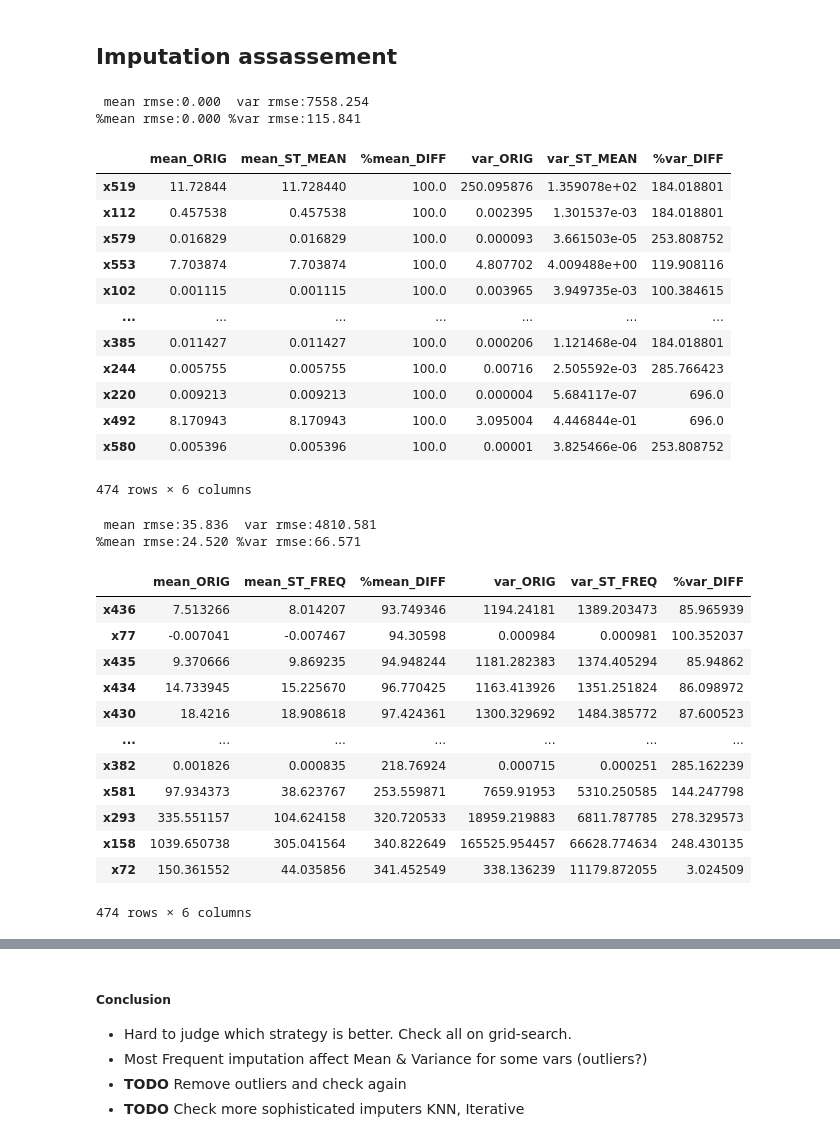
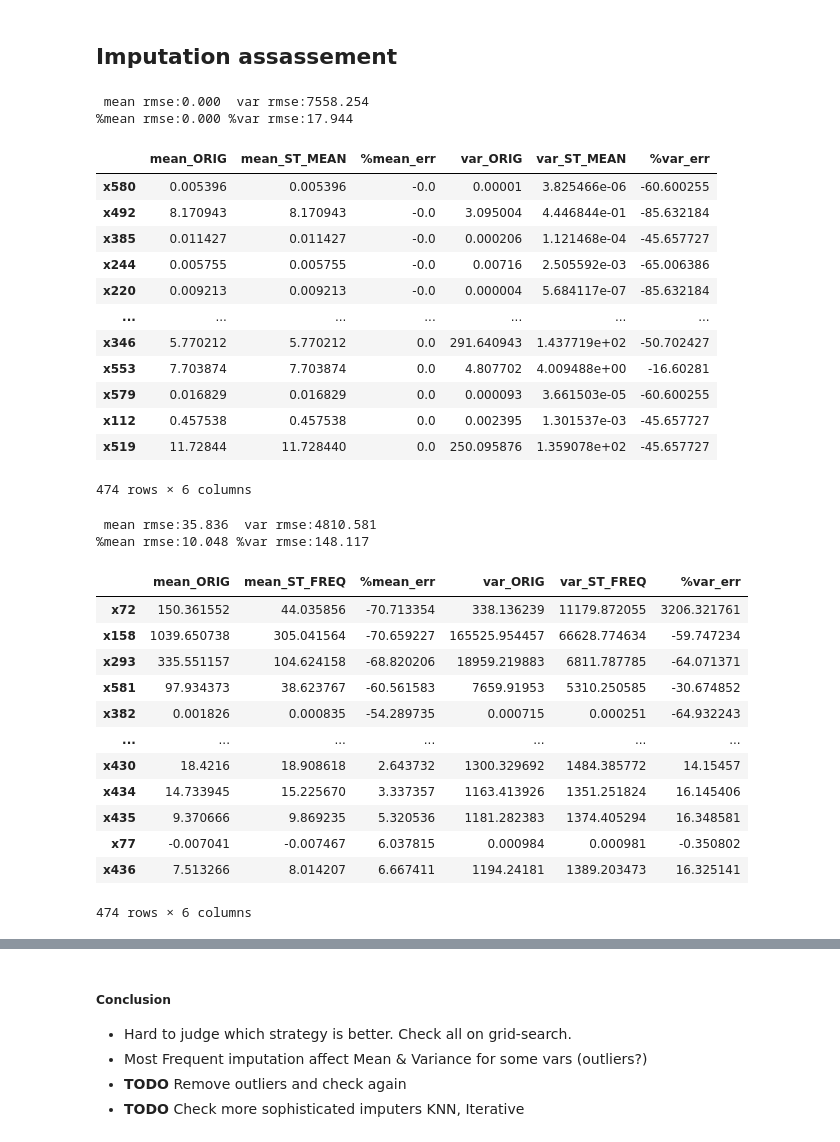
Before and after one commit to pancurster/secom-ml, a Jupyter notebook: notebooks/eda02.ipynb, the cells around one changed output, grey strips where cells are left out. Cells and saved outputs as stored; diff of their text form; code cells hidden in the pictures.

Commit message:
eda02: fix %error

```diff
--- a/notebooks/eda02.ipynb
+++ b/notebooks/eda02.ipynb
@@ -216,7 +216,7 @@ def rmse_mean_var(df, mean_orig, mean_hat, var_orig, var_hat):
     var_rmse = rmse(df[var_orig], df[var_hat])
     return mean_rmse, var_rmse
 def rmse_mean_var_percentage(df, mean_diff, var_diff):
-    n100 = np.ones_like(df[mean_diff]) * 100
+    n100 = np.zeros_like(df[mean_diff])
     mean_rmse = rmse(df[mean_diff], n100)
     var_rmse = rmse(df[var_diff], n100)
     return mean_rmse, var_rmse
@@ -225,64 +225,64 @@ errors = pd.DataFrame(columns=['strategy', 'mean_rmse', '%mean_rmse', 'var_rmse'
 # %%
 stats = pd.DataFrame()
 stats['mean_ORIG'] = X.mean()
 stats['mean_ST_MEAN'] = X_MEAN.mean()
-stats['%mean_DIFF'] = X.mean() / X_MEAN.mean() * 100
+stats['%mean_err'] = (X_MEAN.mean() - X.mean()) / X.mean() * 100
 stats['var_ORIG'] = X.var()
 stats['var_ST_MEAN'] = X_MEAN.var()
-stats['%var_DIFF'] = X.var() / X_MEAN.var() * 100
+stats['%var_err'] = (X_MEAN.var() - X.var()) / X.var() * 100
 
 errors.loc['mean', ['mean_rmse','var_rmse']] = rmse_mean_var(stats, 'mean_ORIG', 'mean_ST_MEAN', 'var_ORIG', 'var_ST_MEAN')
-errors.loc['mean', ['%mean_rmse','%var_rmse']] = rmse_mean_var_percentage(stats, '%mean_DIFF', '%var_DIFF')
+errors.loc['mean', ['%mean_rmse','%var_rmse']] = rmse_mean_var_percentage(stats, '%mean_err', '%var_err')
 
 print(' mean rmse:%.3f  var rmse:%.3f' % tuple(errors.loc['mean', ['mean_rmse','var_rmse']]))
 print('%%mean rmse:%.3f %%var rmse:%.3f' % tuple(errors.loc['mean', ['%mean_rmse','%var_rmse']]))
-stats.sort_values('%mean_DIFF')
+stats.sort_values('%mean_err')
 # %% [output]
  mean rmse:0.000  var rmse:7558.254
-%mean rmse:0.000 %var rmse:115.841
+%mean rmse:0.000 %var rmse:17.944
-|  | mean_ORIG | mean_ST_MEAN | %mean_DIFF | var_ORIG | var_ST_MEAN | %var_DIFF |
-| x519 | 11.72844 | 11.728440 | 100.0 | 250.095876 | 1.359078e+02 | 184.018801 |
-| x112 | 0.457538 | 0.457538 | 100.0 | 0.002395 | 1.301537e-03 | 184.018801 |
-| x579 | 0.016829 | 0.016829 | 100.0 | 0.000093 | 3.661503e-05 | 253.808752 |
-| x553 | 7.703874 | 7.703874 | 100.0 | 4.807702 | 4.009488e+00 | 119.908116 |
-| x102 | 0.001115 | 0.001115 | 100.0 | 0.003965 | 3.949735e-03 | 100.384615 |
+|  | mean_ORIG | mean_ST_MEAN | %mean_err | var_ORIG | var_ST_MEAN | %var_err |
+| x580 | 0.005396 | 0.005396 | -0.0 | 0.00001 | 3.825466e-06 | -60.600255 |
+| x492 | 8.170943 | 8.170943 | -0.0 | 3.095004 | 4.446844e-01 | -85.632184 |
+| x385 | 0.011427 | 0.011427 | -0.0 | 0.000206 | 1.121468e-04 | -45.657727 |
+| x244 | 0.005755 | 0.005755 | -0.0 | 0.00716 | 2.505592e-03 | -65.006386 |
+| x220 | 0.009213 | 0.009213 | -0.0 | 0.000004 | 5.684117e-07 | -85.632184 |
 | ... | ... | ... | ... | ... | ... | ... |
-| x385 | 0.011427 | 0.011427 | 100.0 | 0.000206 | 1.121468e-04 | 184.018801 |
-| x244 | 0.005755 | 0.005755 | 100.0 | 0.00716 | 2.505592e-03 | 285.766423 |
-| x220 | 0.009213 | 0.009213 | 100.0 | 0.000004 | 5.684117e-07 | 696.0 |
-| x492 | 8.170943 | 8.170943 | 100.0 | 3.095004 | 4.446844e-01 | 696.0 |
-| x580 | 0.005396 | 0.005396 | 100.0 | 0.00001 | 3.825466e-06 | 253.808752 |
+| x346 | 5.770212 | 5.770212 | 0.0 | 291.640943 | 1.437719e+02 | -50.702427 |
+| x553 | 7.703874 | 7.703874 | 0.0 | 4.807702 | 4.009488e+00 | -16.60281 |
+| x579 | 0.016829 | 0.016829 | 0.0 | 0.000093 | 3.661503e-05 | -60.600255 |
+| x112 | 0.457538 | 0.457538 | 0.0 | 0.002395 | 1.301537e-03 | -45.657727 |
+| x519 | 11.72844 | 11.728440 | 0.0 | 250.095876 | 1.359078e+02 | -45.657727 |
 474 rows × 6 columns
 # %%
 stats = pd.DataFrame()
 stats['mean_ORIG'] = X.mean()
 stats['mean_ST_FREQ'] = X_FREQ.mean()
-stats['%mean_DIFF'] = X.mean() / X_FREQ.mean() * 100
+stats['%mean_err'] = (X_FREQ.mean() - X.mean()) / X.mean() * 100
 stats['var_ORIG'] = X.var()
 stats['var_ST_FREQ'] = X_FREQ.var()
-stats['%var_DIFF'] = X.var() / X_FREQ.var() * 100
+stats['%var_err'] = (X_FREQ.var() - X.var()) / X.var() * 100
 
 errors.loc['freq', ['mean_rmse','var_rmse']] = rmse_mean_var(stats, 'mean_ORIG', 'mean_ST_FREQ', 'var_ORIG', 'var_ST_FREQ')
-errors.loc['freq', ['%mean_rmse','%var_rmse']] = rmse_mean_var_percentage(stats, '%mean_DIFF', '%var_DIFF')
+errors.loc['freq', ['%mean_rmse','%var_rmse']] = rmse_mean_var_percentage(stats, '%mean_err', '%var_err')
 
 print(' mean rmse:%.3f  var rmse:%.3f' % tuple(errors.loc['freq', ['mean_rmse','var_rmse']]))
 print('%%mean rmse:%.3f %%var rmse:%.3f' % tuple(errors.loc['freq', ['%mean_rmse', '%var_rmse']]))
-stats.sort_values('%mean_DIFF')
+stats.sort_values('%mean_err')
 # %% [output]
  mean rmse:35.836  var rmse:4810.581
-%mean rmse:24.520 %var rmse:66.571
+%mean rmse:10.048 %var rmse:148.117
-|  | mean_ORIG | mean_ST_FREQ | %mean_DIFF | var_ORIG | var_ST_FREQ | %var_DIFF |
-| x436 | 7.513266 | 8.014207 | 93.749346 | 1194.24181 | 1389.203473 | 85.965939 |
-| x77 | -0.007041 | -0.007467 | 94.30598 | 0.000984 | 0.000981 | 100.352037 |
-| x435 | 9.370666 | 9.869235 | 94.948244 | 1181.282383 | 1374.405294 | 85.94862 |
-| x434 | 14.733945 | 15.225670 | 96.770425 | 1163.413926 | 1351.251824 | 86.098972 |
-| x430 | 18.4216 | 18.908618 | 97.424361 | 1300.329692 | 1484.385772 | 87.600523 |
+|  | mean_ORIG | mean_ST_FREQ | %mean_err | var_ORIG | var_ST_FREQ | %var_err |
+| x72 | 150.361552 | 44.035856 | -70.713354 | 338.136239 | 11179.872055 | 3206.321761 |
+| x158 | 1039.650738 | 305.041564 | -70.659227 | 165525.954457 | 66628.774634 | -59.747234 |
+| x293 | 335.551157 | 104.624158 | -68.820206 | 18959.219883 | 6811.787785 | -64.071371 |
+| x581 | 97.934373 | 38.623767 | -60.561583 | 7659.91953 | 5310.250585 | -30.674852 |
+| x382 | 0.001826 | 0.000835 | -54.289735 | 0.000715 | 0.000251 | -64.932243 |
 | ... | ... | ... | ... | ... | ... | ... |
-| x382 | 0.001826 | 0.000835 | 218.76924 | 0.000715 | 0.000251 | 285.162239 |
-| x581 | 97.934373 | 38.623767 | 253.559871 | 7659.91953 | 5310.250585 | 144.247798 |
-| x293 | 335.551157 | 104.624158 | 320.720533 | 18959.219883 | 6811.787785 | 278.329573 |
-| x158 | 1039.650738 | 305.041564 | 340.822649 | 165525.954457 | 66628.774634 | 248.430135 |
-| x72 | 150.361552 | 44.035856 | 341.452549 | 338.136239 | 11179.872055 | 3.024509 |
+| x430 | 18.4216 | 18.908618 | 2.643732 | 1300.329692 | 1484.385772 | 14.15457 |
+| x434 | 14.733945 | 15.225670 | 3.337357 | 1163.413926 | 1351.251824 | 16.145406 |
+| x435 | 9.370666 | 9.869235 | 5.320536 | 1181.282383 | 1374.405294 | 16.348581 |
+| x77 | -0.007041 | -0.007467 | 6.037815 | 0.000984 | 0.000981 | -0.350802 |
+| x436 | 7.513266 | 8.014207 | 6.667411 | 1194.24181 | 1389.203473 | 16.325141 |
 474 rows × 6 columns
 # %%
 stats = pd.DataFrame()
```
Also changed, not shown: parts of 2 cells of this notebook.
